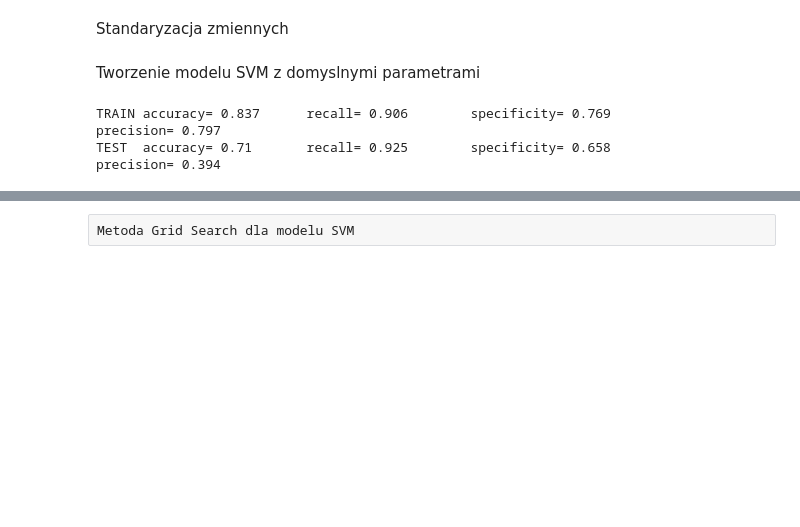
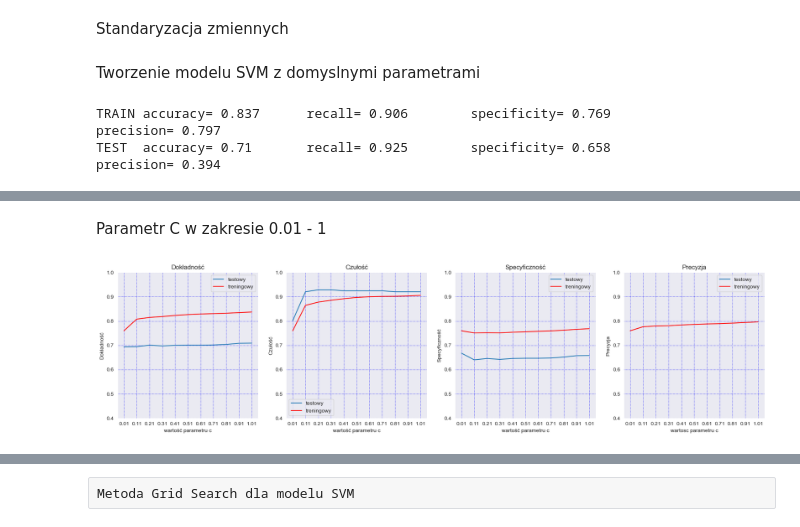
Before and after one commit to kKita9/ProjektUM, a Jupyter notebook: projekt_um_Krotkiewicz_Kita.ipynb, the cells around one changed output, grey strips where cells are left out. Saved outputs shown, nothing was run; the diff lists cells and outputs as text; code cells hidden in the pictures; blank space fills up the shorter version.

```diff
--- a/projekt_um_Krotkiewicz_Kita.ipynb
+++ b/projekt_um_Krotkiewicz_Kita.ipynb
@@ -445,0 +485,35 @@ TEST  accuracy= 0.71       recall= 0.925        specificity= 0.658           pre
+# %% [markdown]
+Parametr C w zakresie 0.01 - 1
+# %%
+test_measures_svm = {'accuracy': [], 'recall': [], 'specificity': [], 'precision': []}
+train_measures_svm = {'accuracy': [], 'recall': [], 'specificity': [], 'precision': []}
+c_range = np.arange(0.01, 1.1, 0.1)
+
+for c in c_range:
+    model = svm.SVC(C=c, random_state=42)
+    model.fit(X_train_svm, y_train_svm)
+
+    # Ocena na zbiorze testowym
+    y_pred_test_svm = model.predict(X_test_svm)
+    measures_scores_test_svm = measures_score(y_test_svm, y_pred_test_svm, to_return=True, to_print=False)
+    test_measures_svm['accuracy'].append(measures_scores_test_svm[0])
+    test_measures_svm['recall'].append(measures_scores_test_svm[1])
+    test_measures_svm['specificity'].append(measures_scores_test_svm[2])
+    test_measures_svm['precision'].append(measures_scores_test_svm[3])
+
+    # Ocena na zbiorze treningowym
+    y_pred_train_svm = model.predict(X_train_svm)
+    measures_scores_train_svm = measures_score(y_train_svm, y_pred_train_svm, to_return=True, to_print=False)
+    train_measures_svm['accuracy'].append(measures_scores_train_svm[0])
+    train_measures_svm['recall'].append(measures_scores_train_svm[1])
+    train_measures_svm['specificity'].append(measures_scores_train_svm[2])
+    train_measures_svm['precision'].append(measures_scores_train_svm[3])
+
+fig, axs = plt.subplots(1, 4, figsize=(22, 5))
+c_range_to_display =  np.arange(0.01, 1.1, 0.1)
+subplot_measures(axs, 0, c_range, test_measures_svm['accuracy'], train_measures_svm['accuracy'], 'wartość parametru c', 'Dokładność', 'Dokładność', c_range_to_display)
+subplot_measures(axs, 1, c_range, test_measures_svm['recall'], train_measures_svm['recall'], 'wartość parametru c', 'Czułość', 'Czułość', c_range_to_display)
+subplot_measures(axs, 2, c_range, test_measures_svm['specificity'], train_measures_svm['specificity'], 'wartość parametru c', 'Specyficzność', 'Specyficzność', c_range_to_display)
+subplot_measures(axs,3, c_range,test_measures_svm['precision'], train_measures_svm['precision'], 'wartosc parametru c', 'Precyzja' ,'Precyzja', c_range_to_display)
+# %% [output]
+[figure, added]
```
Also changed, not shown: parts of 27 cells of this notebook.
